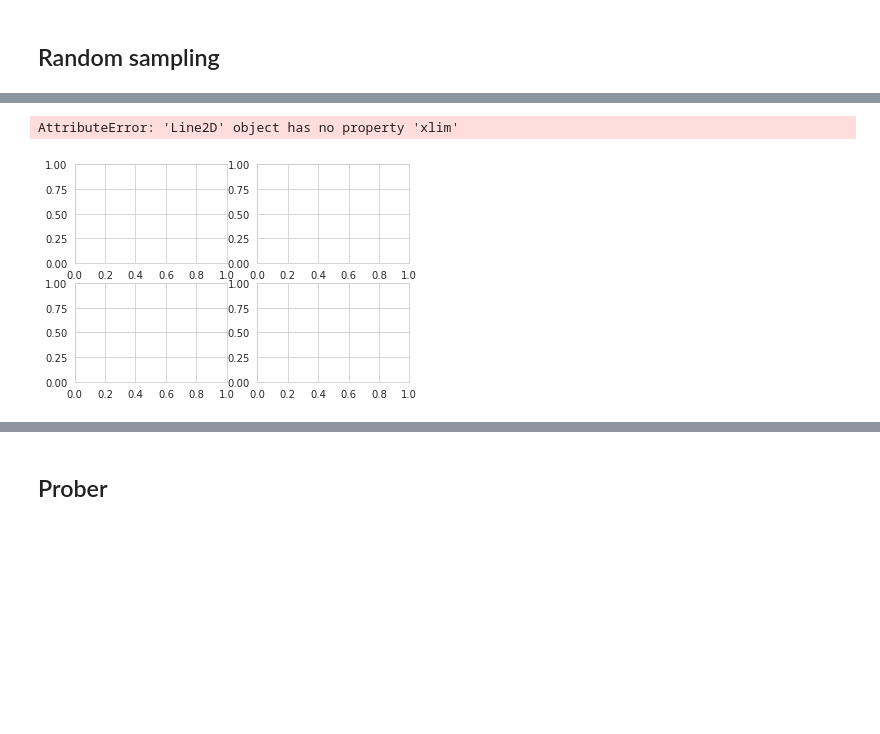
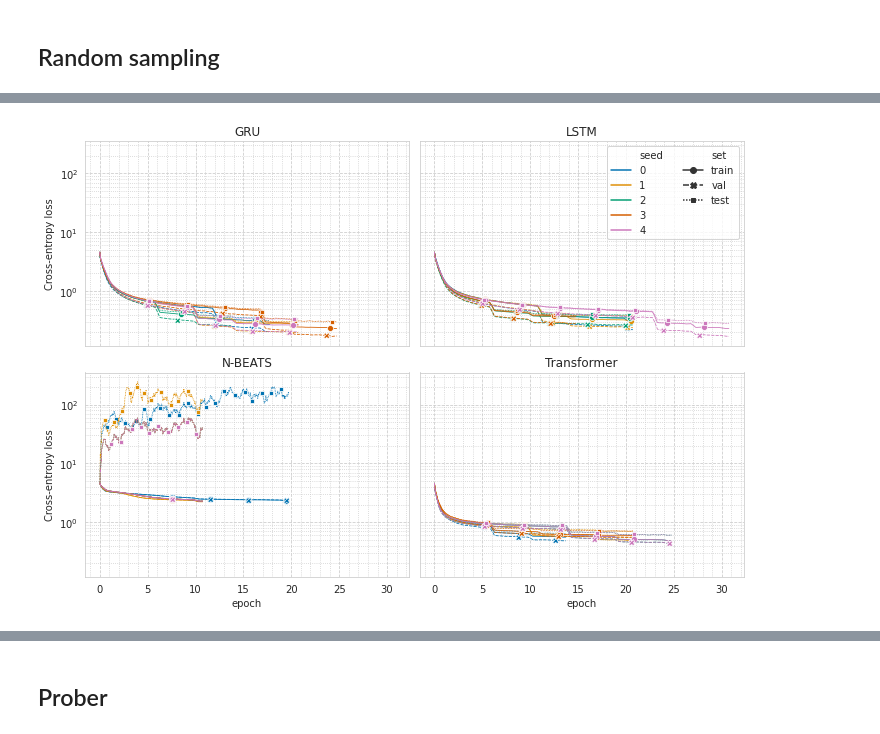
Before and after one commit to streitl/validyna, a Jupyter notebook: notebooks/Plot Results.ipynb, the cells around one changed output, grey strips where cells are left out. Drawn from its saved outputs; the diff is of its cells as text; code cells hidden in the pictures; blank space fills up the shorter version.

```diff
--- a/notebooks/Plot Results.ipynb
+++ b/notebooks/Plot Results.ipynb
@@ -109,13 +108,17 @@ def mse_loss_plots_per_model(data, y='value', ylabel='MSE loss', ylogscale=True,
 
 def triplet_loss_plots_per_model(data, y='value', ylabel='Triplet loss', ylogscale=True, **kwargs):
     return plots_per_model(data=data[data.metric == 'loss.triplet'], y=y, ylabel=ylabel, ylogscale=ylogscale, **kwargs)
+# %%
+def add_n_empty_items_to_legend(n, ax, ncol=2):
+    handles, labels = ax.get_legend_handles_labels()
+    ax.legend(handles=handles + [Line2D([], [], color="none")] * n, labels=labels + [''] * n, ncol=ncol)
 # %%
 def rolling(df, window: int, skip: int = 1):
     grouping_cols = [c for c in df.columns if c not in ['epoch', 'value']]
     l = []
     for tup, group in tqdm(df.groupby(grouping_cols)):
         sub_df = group[['epoch', 'value']].sort_values('epoch') \
-                   .rolling(window=window).mean().iloc[::skip].reset_index(drop=True)
+                   .rolling(window=window, min_periods=1).mean().iloc[::skip].reset_index(drop=True)
         sub_df[grouping_cols] = tup
         l.append(sub_df)
     df_rolled = pd.concat(l).reset_index(drop=True)
@@ -200,19 +146,13 @@ val 0.0
 # %%
-rs_rolled = rolling(rs, window=500, skip=20)
+rs_rolled = rolling(rs, window=700, skip=50)
 # %%
 p_rs = {
     'style': 'set',
-    'style_order': ['train', 'val'],
-    'dashes': [(2, 2), (4, 0)],
+    'dashes': True,
     'markers': True,
     'hue': 'seed',
-    'hue_order': ['2', '3', '4'],#list(map(lambda i: str(i), range(5))),
+    'hue_order': list(map(lambda i: str(i), range(5))), # ['2', '3', '4']
     'xticks_every': 5,
     'xticks_minor': 5,
-    'markersize': 6,
-    'markevery': (0.2, 0.2),# , (0.1, 0.3),
-    'fig_size': (12, 8),
-    'sharex': False,
-    'sharey': False,
-    'ncol': 1,
+    'ncol': 2,
 }
@@ -219,7 +177,8 @@ p_rs = {
 # %%
-fig, axes = cross_loss_plots_per_model(data=rs_rolled, **p_rs)
-fig.tight_layout()
+fig, axes = cross_loss_plots_per_model(data=rs_rolled,
+                                       style_order=['train', 'val', 'test'],
+                                       **p_rs)
+add_n_empty_items_to_legend(2, axes[0, 1])
 fig.savefig('../../Resources/Thesis/random-sampling-classification-loss.pdf', format='pdf');
 # %% [output]
-AttributeError: 'Line2D' object has no property 'xlim'
-[figure, old version]
+[figure, new version]
```
Also changed, not shown: parts of 63 cells of this notebook, 4 other files.
